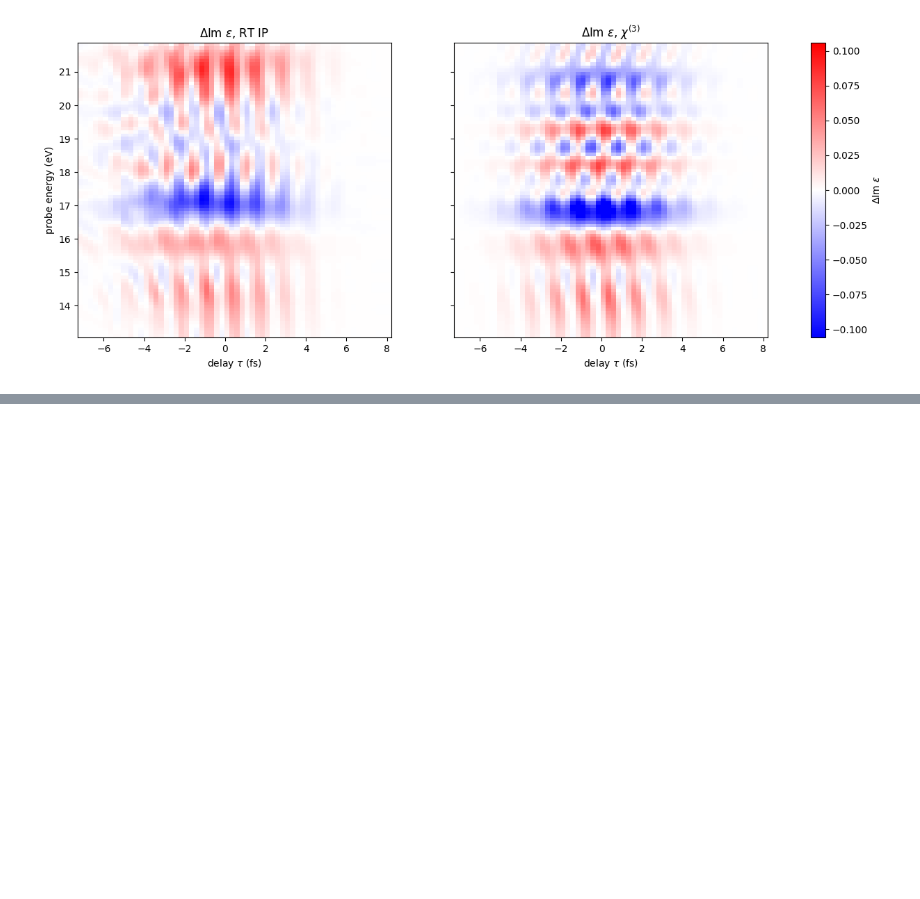
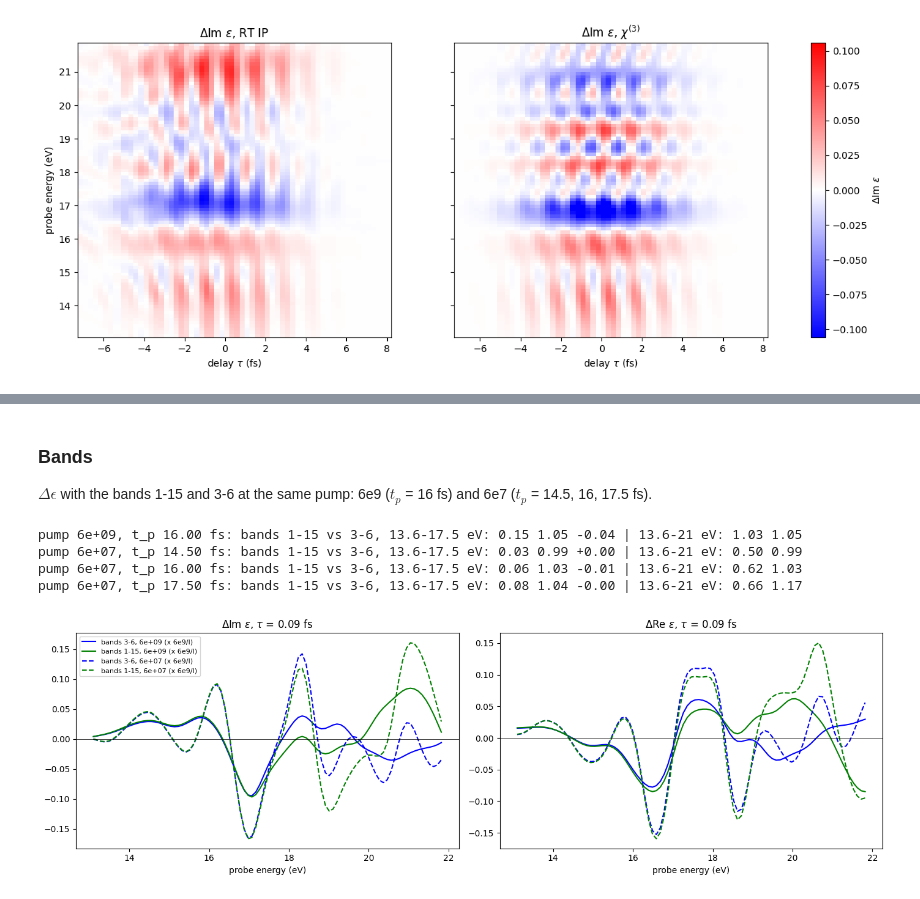
Before and after one commit to marcodalessandro76/LiF, a Jupyter notebook: NL_Chi/Dchi-neq_Analysis.ipynb, the cells around one changed output, grey strips where cells are left out. Saved outputs shown, nothing was run; the diff lists cells and outputs as text; code cells hidden in the pictures; blank space fills up the shorter version.

```diff
--- a/NL_Chi/Dchi-neq_Analysis.ipynb
+++ b/NL_Chi/Dchi-neq_Analysis.ipynb
@@ -454,0 +586,24 @@ open: the bands above 6 in the cubic terms and their k convergence (16-21 eV).
+# %% [markdown]
+### Bands
+
+$\Delta\epsilon$ with the bands 1-15 and 3-6 at the same pump: 6e9 ($t_p$ = 16 fs) and 6e7 ($t_p$ = 14.5, 16, 17.5 fs).
+# %%
+for I,tp in [(6e9,16.0),(6e7,14.5),(6e7,16.0),(6e7,17.5)]:
+    print('pump %.0e, t_p %5.2f fs: bands 1-15 vs 3-6, 13.6-17.5 eV: %.2f %.2f %+.2f | 13.6-21 eV: %.2f %.2f'%(I,tp,
+          *compare(deps_nl[('1-15',I,tp)],deps_nl[('3-6',I,tp)]),*compare(deps_nl[('1-15',I,tp)],deps_nl[('3-6',I,tp)],(13.6,21))[:2]))
+fig,axes = plt.subplots(1,2,figsize=(14,4.5))
+for ax,part,lab in zip(axes,[np.imag,np.real],['Im','Re']):
+    for (I,st) in [(6e9,'-'),(6e7,'--')]:
+        for b,col in [('3-6','b'),('1-15','g')]:
+            ax.plot(w,part(deps_nl[(b,I,16.0)])*6e9/I,col+st,label='bands %s, %.0e (x 6e9/I)'%(b,I))
+    ax.axhline(0,color='k',lw=0.5)
+    ax.set_xlabel('probe energy (eV)')
+    ax.set_title(r'$\Delta$%s $\epsilon$, $\tau$ = %.2f fs'%(lab,tau_nl[16.0]))
+axes[0].legend(fontsize=8)
+plt.tight_layout()
+# %% [output]
+pump 6e+09, t_p 16.00 fs: bands 1-15 vs 3-6, 13.6-17.5 eV: 0.15 1.05 -0.04 | 13.6-21 eV: 1.03 1.05
+pump 6e+07, t_p 14.50 fs: bands 1-15 vs 3-6, 13.6-17.5 eV: 0.03 0.99 +0.00 | 13.6-21 eV: 0.50 0.99
+pump 6e+07, t_p 16.00 fs: bands 1-15 vs 3-6, 13.6-17.5 eV: 0.06 1.03 -0.01 | 13.6-21 eV: 0.62 1.03
+pump 6e+07, t_p 17.50 fs: bands 1-15 vs 3-6, 13.6-17.5 eV: 0.08 1.04 -0.00 | 13.6-21 eV: 0.66 1.17
+[figure, added]
```
Also changed, not shown: parts of 10 cells of this notebook, 2 other files.
